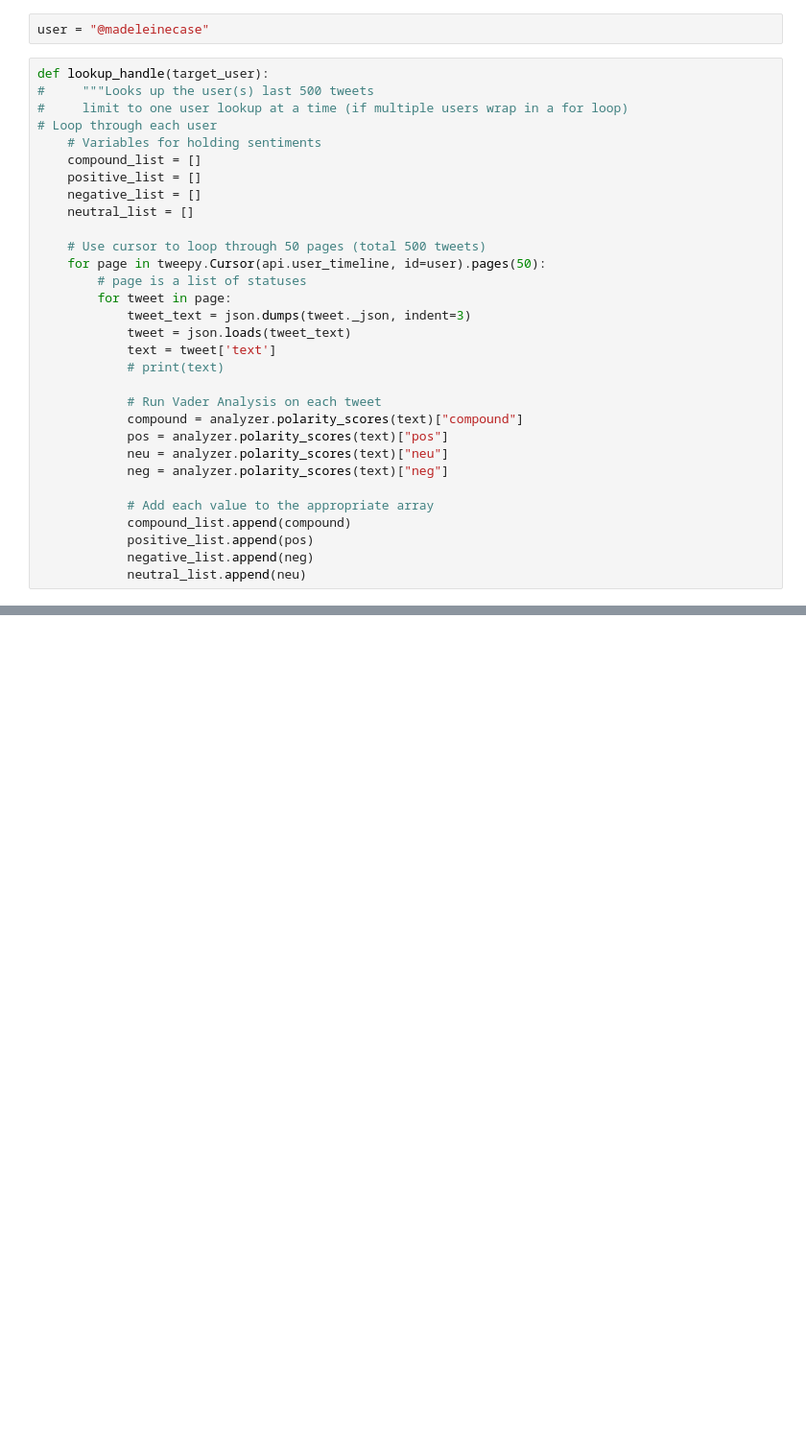
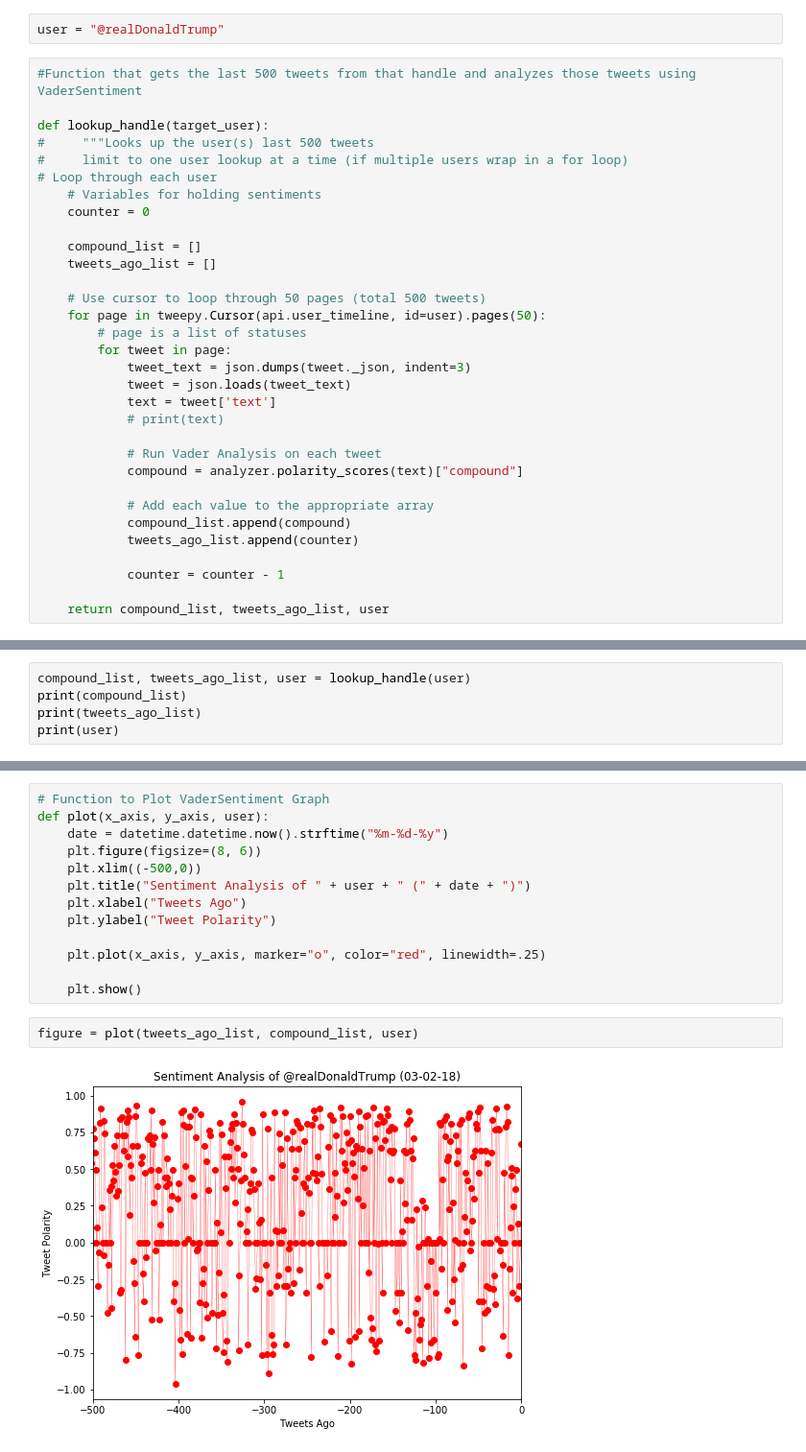
Before and after one commit to MadeleineC/TwitterBot, a Jupyter notebook: AnalyzerBot.ipynb, the cells around one changed output, grey strips where cells are left out. Shown: that part at 96% size. Drawn from its saved outputs; the diff is of its cells as text; blank space fills up the shorter version.

Commit message:
functions

```diff
--- a/AnalyzerBot.ipynb
+++ b/AnalyzerBot.ipynb
@@ -29,15 +29,17 @@ api = tweepy.API(auth, parser=tweepy.parsers.JSONParser())
 # %%
-user = "@madeleinecase"
+user = "@realDonaldTrump"
 # %%
+#Function that gets the last 500 tweets from that handle and analyzes those tweets using VaderSentiment
+
 def lookup_handle(target_user):
 #     """Looks up the user(s) last 500 tweets
 #     limit to one user lookup at a time (if multiple users wrap in a for loop)
 # Loop through each user
     # Variables for holding sentiments
+    counter = 0
+
     compound_list = []
-    positive_list = []
-    negative_list = []
-    neutral_list = []
+    tweets_ago_list = []
 
     # Use cursor to loop through 50 pages (total 500 tweets)
     for page in tweepy.Cursor(api.user_timeline, id=user).pages(50):
@@ -50,12 +52,11 @@ def lookup_handle(target_user):
 
             # Run Vader Analysis on each tweet
             compound = analyzer.polarity_scores(text)["compound"]
-            pos = analyzer.polarity_scores(text)["pos"]
-            neu = analyzer.polarity_scores(text)["neu"]
-            neg = analyzer.polarity_scores(text)["neg"]
 
             # Add each value to the appropriate array
             compound_list.append(compound)
-            positive_list.append(pos)
-            negative_list.append(neg)
-            neutral_list.append(neu)
+            tweets_ago_list.append(counter)
+
+            counter = counter - 1
+
+    return compound_list, tweets_ago_list, user
@@ -73,0 +63,5 @@ NameError: name 'positive_list' is not defined
+# %%
+compound_list, tweets_ago_list, user = lookup_handle(user)
+print(compound_list)
+print(tweets_ago_list)
+print(user)
@@ -73,0 +72,17 @@ NameError: name 'positive_list' is not defined
+# %%
+# Function to Plot VaderSentiment Graph
+def plot(x_axis, y_axis, user):
+    date = datetime.datetime.now().strftime("%m-%d-%y")
+    plt.figure(figsize=(8, 6))
+    plt.xlim((-500,0))
+    plt.title("Sentiment Analysis of " + user + " (" + date + ")")
+    plt.xlabel("Tweets Ago")
+    plt.ylabel("Tweet Polarity")
+
+    plt.plot(x_axis, y_axis, marker="o", color="red", linewidth=.25)
+
+    plt.show()
+# %%
+figure = plot(tweets_ago_list, compound_list, user)
+# %% [output]
+[figure, added]
```
Also changed, not shown: parts of 8 cells of this notebook, 1 other file.
